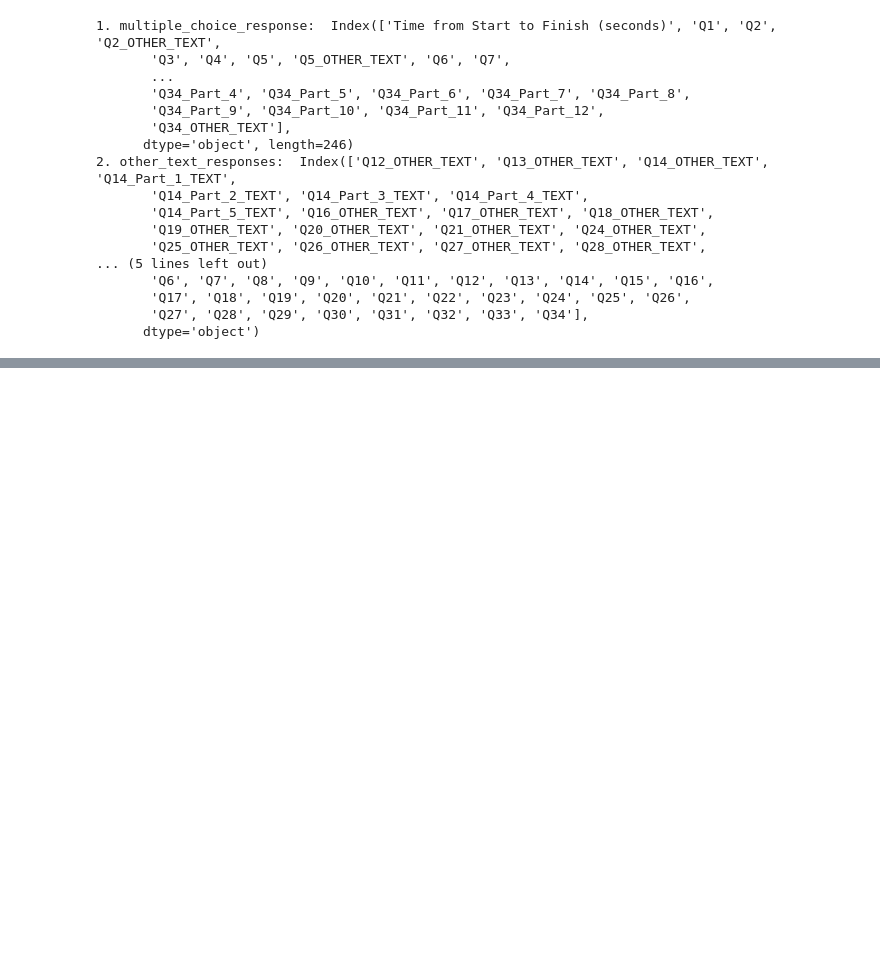
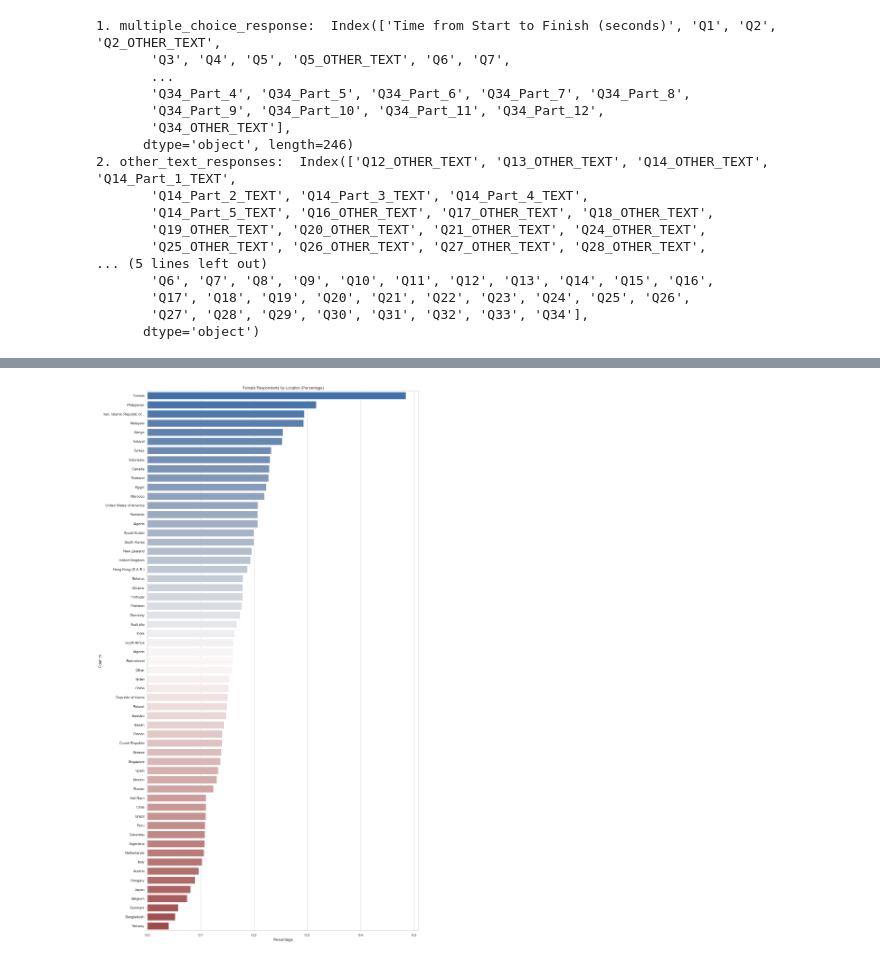
Before and after one commit to CCT-Dublin/capstone-project-feb-2024-ft-YumikoBejarano, a Jupyter notebook: CA 1 – Capstone Project Proposal.ipynb, the cells around one changed output, grey strips where cells are left out. Drawn from its saved outputs; the diff is of its cells as text; code cells hidden in the pictures; blank space fills up the shorter version.

```diff
--- a/CA 1 – Capstone Project Proposal.ipynb
+++ b/CA 1 – Capstone Project Proposal.ipynb
@@ -99,0 +80,23 @@ plt.show()
+# %%
+# Calculando el porcentaje de mujeres por ubicación
+for i in loc.index:
+    female = loc.at[i, 'Female']
+    male = loc.at[i, 'Male']
+    total = loc.at[i, 'Female'] + loc.at[i, 'Male']
+    loc.at[i, 'Female'] = round(female / total, 4)  # Calculando el porcentaje y redondeando a 4 decimales
+
+# Eliminando la columna 'Male'
+loc = loc.drop(['Male'], axis=1)
+
+# Ordenando los valores por el porcentaje de mujeres (en orden descendente)
+loc = loc.sort_values(by=['Female'], ascending=False)
+
+# Creando el gráfico de barras horizontal para el porcentaje de mujeres
+fig, ax = plt.subplots(1, 1, figsize=(15, 30))
+ax.set_title('Female Respondents by Location (Percentage)')
+ax.set(xlabel='Percentage')
+sns.set(style='whitegrid')
+ax = sns.barplot(x=list(loc['Female']), y=loc.index, ax=ax, palette="vlag")
+plt.show()
+# %% [output]
+[figure, added]
```
Also changed, not shown: parts of 9 cells of this notebook.
